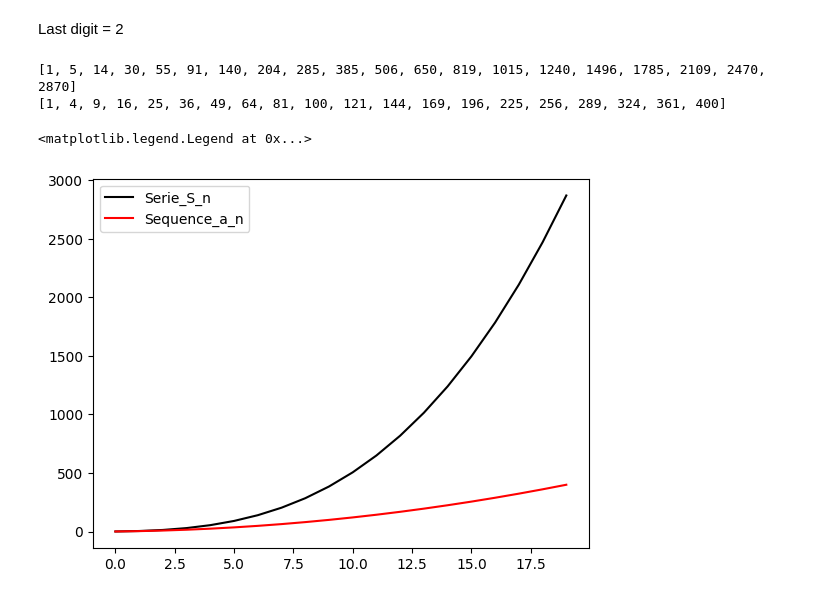
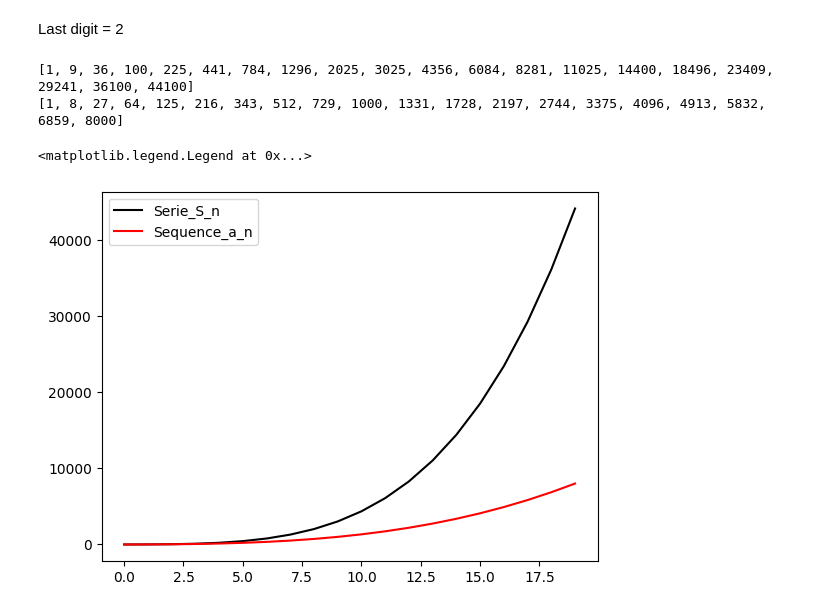
Before and after one commit to dsolisav/MetNumUN2023II, a Jupyter notebook: Lab1/dsolisArithmeticSeriesGeometricSeriesPowerSums.ipynb, the cells around one changed output. Cells and saved outputs as stored; diff of their text form; code cells hidden in the pictures.

```diff
--- a/Lab1/dsolisArithmeticSeriesGeometricSeriesPowerSums.ipynb
+++ b/Lab1/dsolisArithmeticSeriesGeometricSeriesPowerSums.ipynb
@@ -469,23 +469,23 @@ Last digit = 2
 # %%
 import matplotlib.pyplot as plt
 
 n = 20
-p=2
+p=3
 S_n = 0
 Serie_S_n=[]
 Sequence_a_n =[]
 for i in range(1,n+1):
   S_n = S_n + i**p
   Serie_S_n.append(S_n)
   Sequence_a_n.append(i**p)
 
 print(Serie_S_n)
 print(Sequence_a_n)
 plt.plot(Serie_S_n, color='black',label='Serie_S_n')
 plt.plot(Sequence_a_n, color='red',label='Sequence_a_n')
 plt.legend()
 # %% [output]
-[1, 5, 14, 30, 55, 91, 140, 204, 285, 385, 506, 650, 819, 1015, 1240, 1496, 1785, 2109, 2470, 2870]
-[1, 4, 9, 16, 25, 36, 49, 64, 81, 100, 121, 144, 169, 196, 225, 256, 289, 324, 361, 400]
+[1, 9, 36, 100, 225, 441, 784, 1296, 2025, 3025, 4356, 6084, 8281, 11025, 14400, 18496, 23409, 29241, 36100, 44100]
+[1, 8, 27, 64, 125, 216, 343, 512, 729, 1000, 1331, 1728, 2197, 2744, 3375, 4096, 4913, 5832, 6859, 8000]
 <matplotlib.legend.Legend at 0x...>
-[figure, old version]
+[figure, new version]
```
Also changed, not shown: parts of 2 cells of this notebook.
